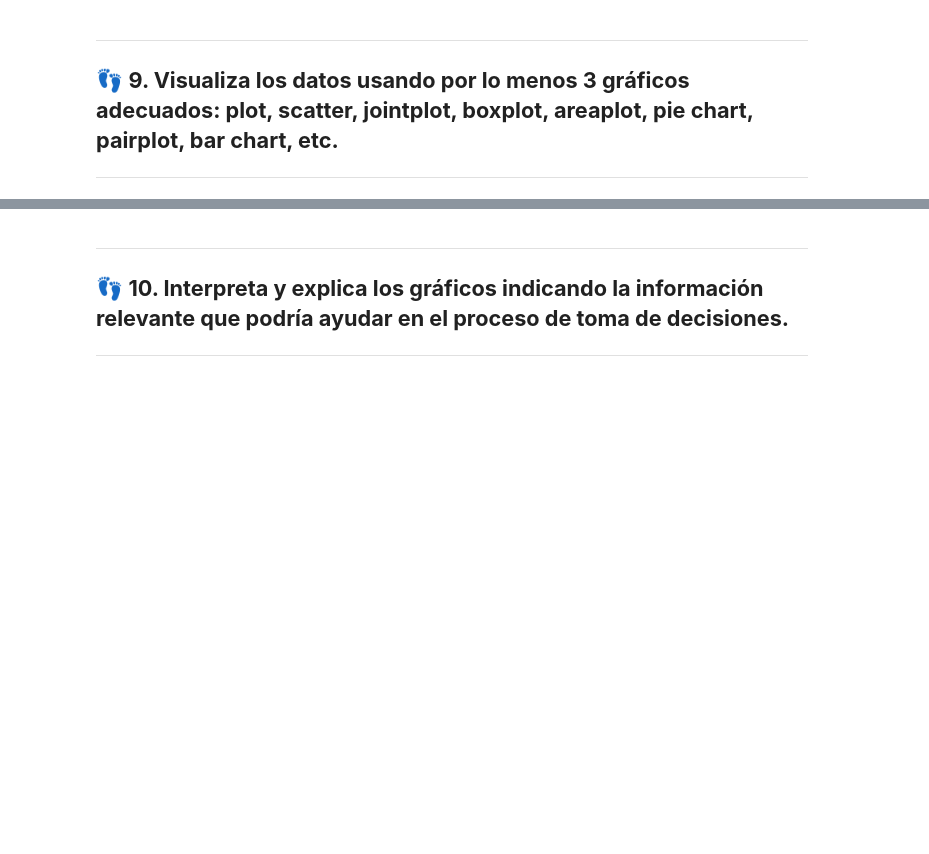
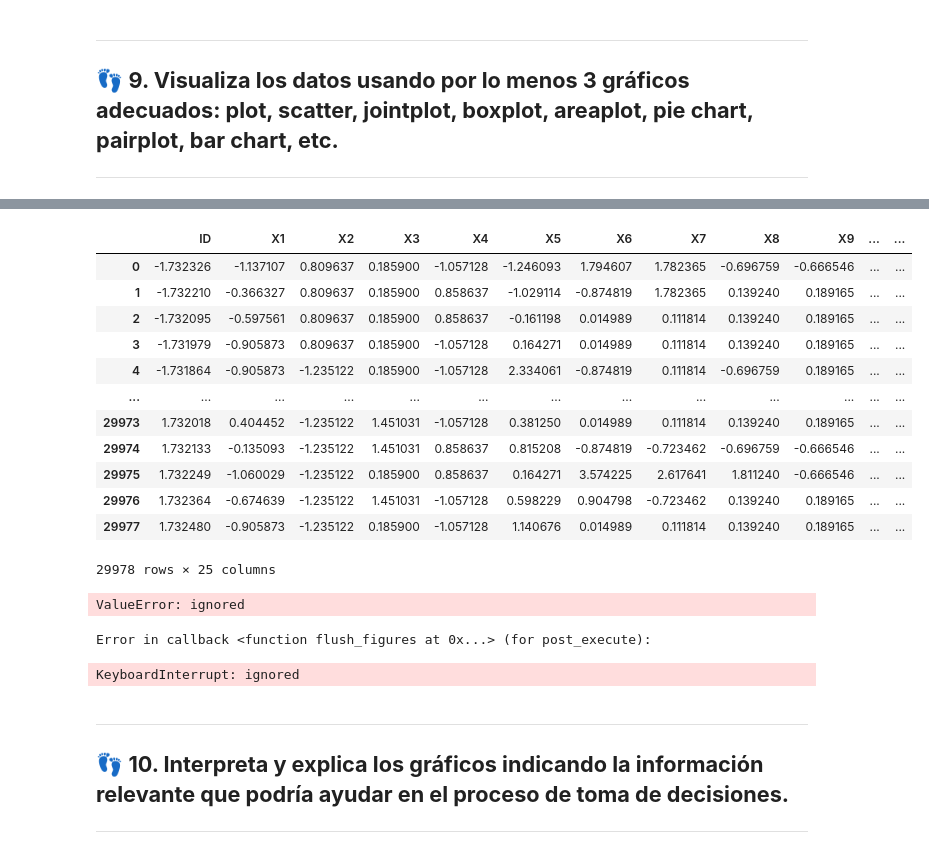
Before and after one commit to PosgradoMNA/actividades-de-aprendizaje-A01793509, a Jupyter notebook: Actividad Semanal -- 6, visualización.A01793509.ipynb, the cells around one changed output, grey strips where cells are left out. Saved outputs shown, nothing was run; the diff lists cells and outputs as text; code cells hidden in the pictures; blank space fills up the shorter version.

```diff
--- a/Actividad Semanal -- 6, visualización.A01793509.ipynb
+++ b/Actividad Semanal -- 6, visualización.A01793509.ipynb
@@ -696,3 +692,36 @@ plt.show()
+# %%
+dfAjustado
+# %% [output]
+|  | ID | X1 | X2 | X3 | X4 | X5 | X6 | X7 | X8 | X9 | ... | ... |
+| 0 | -1.732326 | -1.137107 | 0.809637 | 0.185900 | -1.057128 | -1.246093 | 1.794607 | 1.782365 | -0.696759 | -0.666546 | ... | ... |
+| 1 | -1.732210 | -0.366327 | 0.809637 | 0.185900 | 0.858637 | -1.029114 | -0.874819 | 1.782365 | 0.139240 | 0.189165 | ... | ... |
+| 2 | -1.732095 | -0.597561 | 0.809637 | 0.185900 | 0.858637 | -0.161198 | 0.014989 | 0.111814 | 0.139240 | 0.189165 | ... | ... |
+| 3 | -1.731979 | -0.905873 | 0.809637 | 0.185900 | -1.057128 | 0.164271 | 0.014989 | 0.111814 | 0.139240 | 0.189165 | ... | ... |
+| 4 | -1.731864 | -0.905873 | -1.235122 | 0.185900 | -1.057128 | 2.334061 | -0.874819 | 0.111814 | -0.696759 | 0.189165 | ... | ... |
+| ... | ... | ... | ... | ... | ... | ... | ... | ... | ... | ... | ... | ... |
+| 29973 | 1.732018 | 0.404452 | -1.235122 | 1.451031 | -1.057128 | 0.381250 | 0.014989 | 0.111814 | 0.139240 | 0.189165 | ... | ... |
+| 29974 | 1.732133 | -0.135093 | -1.235122 | 1.451031 | 0.858637 | 0.815208 | -0.874819 | -0.723462 | -0.696759 | -0.666546 | ... | ... |
+| 29975 | 1.732249 | -1.060029 | -1.235122 | 0.185900 | 0.858637 | 0.164271 | 3.574225 | 2.617641 | 1.811240 | -0.666546 | ... | ... |
+| 29976 | 1.732364 | -0.674639 | -1.235122 | 1.451031 | -1.057128 | 0.598229 | 0.904798 | -0.723462 | 0.139240 | 0.189165 | ... | ... |
+| 29977 | 1.732480 | -0.905873 | -1.235122 | 0.185900 | -1.057128 | 1.140676 | 0.014989 | 0.111814 | 0.139240 | 0.189165 | ... | ... |
+29978 rows × 25 columns
+# %%
+from sklearn.linear_model import LogisticRegression
+from sklearn.inspection import permutation_importance
+
+X=dfAjustado['X5']
+Y=dfAjustado['Y']
+
+clf = LogisticRegression().fit(X, Y).ravel()
+result = permutation_importance(clf, X, Y, n_repeats=10, random_state=0)
+result.importances_mean
+# %% [output]
+ValueError: ignored
+# %%
+ax = df.plot.bar(x='X5', y='Y', rot=0)
+# %% [output]
+Error in callback <function flush_figures at 0x...> (for post_execute):
+KeyboardInterrupt: ignored
 # %% [markdown]
 ---
 
```
Also changed, not shown: parts of 10 cells of this notebook.
